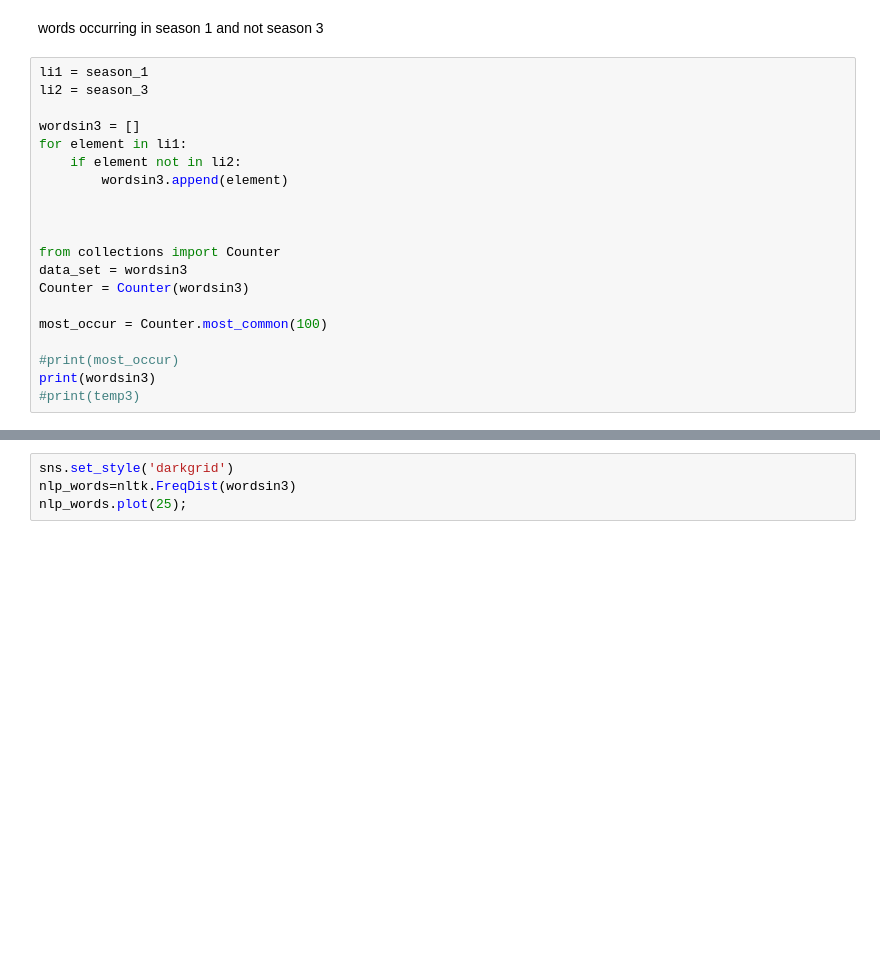
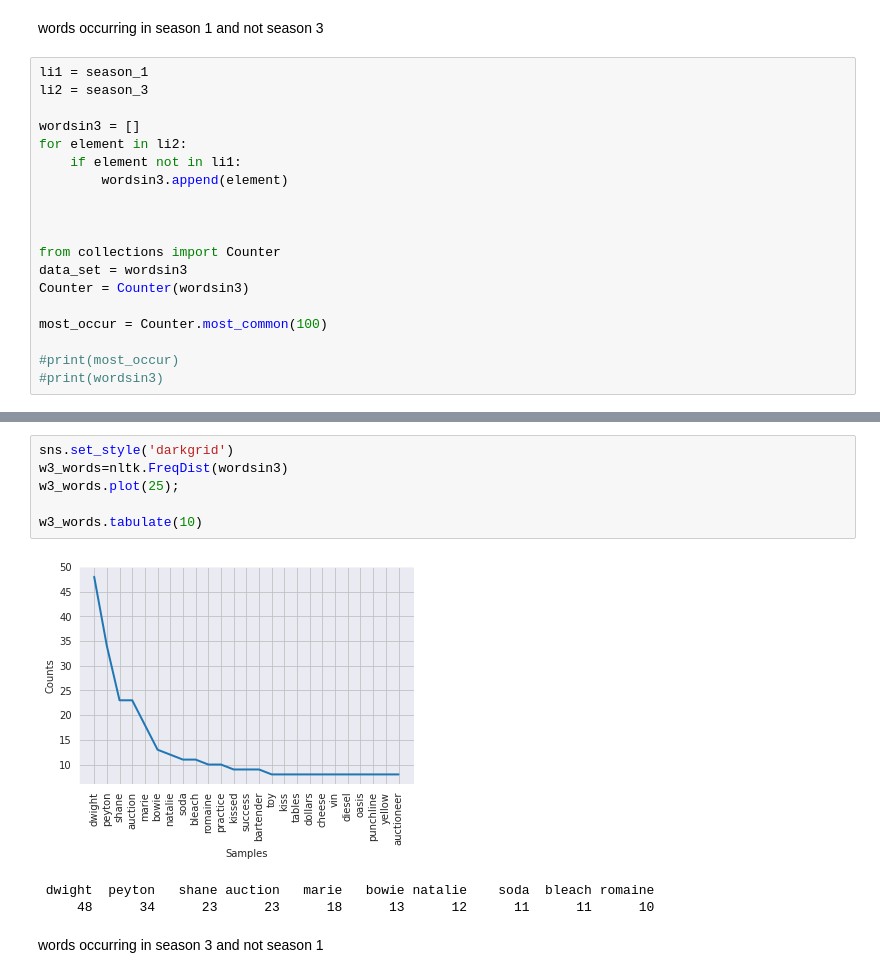
Before and after one commit to danimockzubia/gg-text-analysis, a Jupyter notebook: Sentiment Analysis .ipynb, the cells around one changed output, grey strips where cells are left out. Drawn from its saved outputs; the diff is of its cells as text; blank space fills up the shorter version.

```diff
--- a/Sentiment Analysis .ipynb
+++ b/Sentiment Analysis .ipynb
@@ -161,8 +169,8 @@ li1 = season_1
 li2 = season_3
 
 wordsin3 = []
-for element in li1:
-    if element not in li2:
+for element in li2:
+    if element not in li1:
         wordsin3.append(element)
 
 
@@ -174,5 +182,4 @@ Counter = Counter(wordsin3)
 most_occur = Counter.most_common(100)
 
 #print(most_occur)
-print(wordsin3)
-#print(temp3)
+#print(wordsin3)
@@ -181,4 +186,12 @@ words occurring in season 3 and not season 1
 # %%
 sns.set_style('darkgrid')
-nlp_words=nltk.FreqDist(wordsin3)
-nlp_words.plot(25);
+w3_words=nltk.FreqDist(wordsin3)
+w3_words.plot(25);
+
+w3_words.tabulate(10)
+# %% [output]
+[figure, added]
+ dwight  peyton   shane auction   marie   bowie natalie    soda  bleach romaine
+     48      34      23      23      18      13      12      11      11      10
+# %% [markdown]
+words occurring in season 3 and not season 1
```
Also changed, not shown: parts of 9 cells of this notebook.
